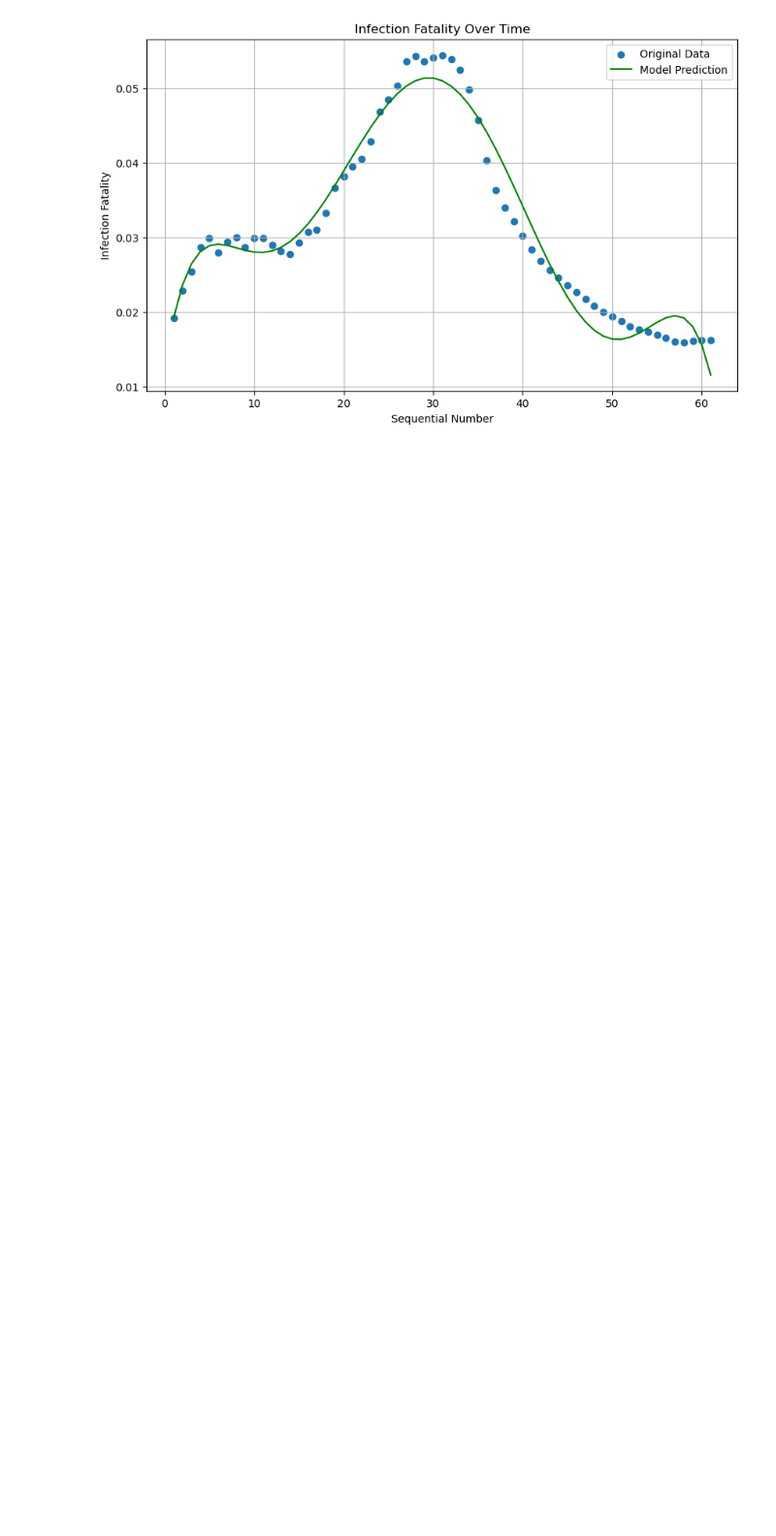
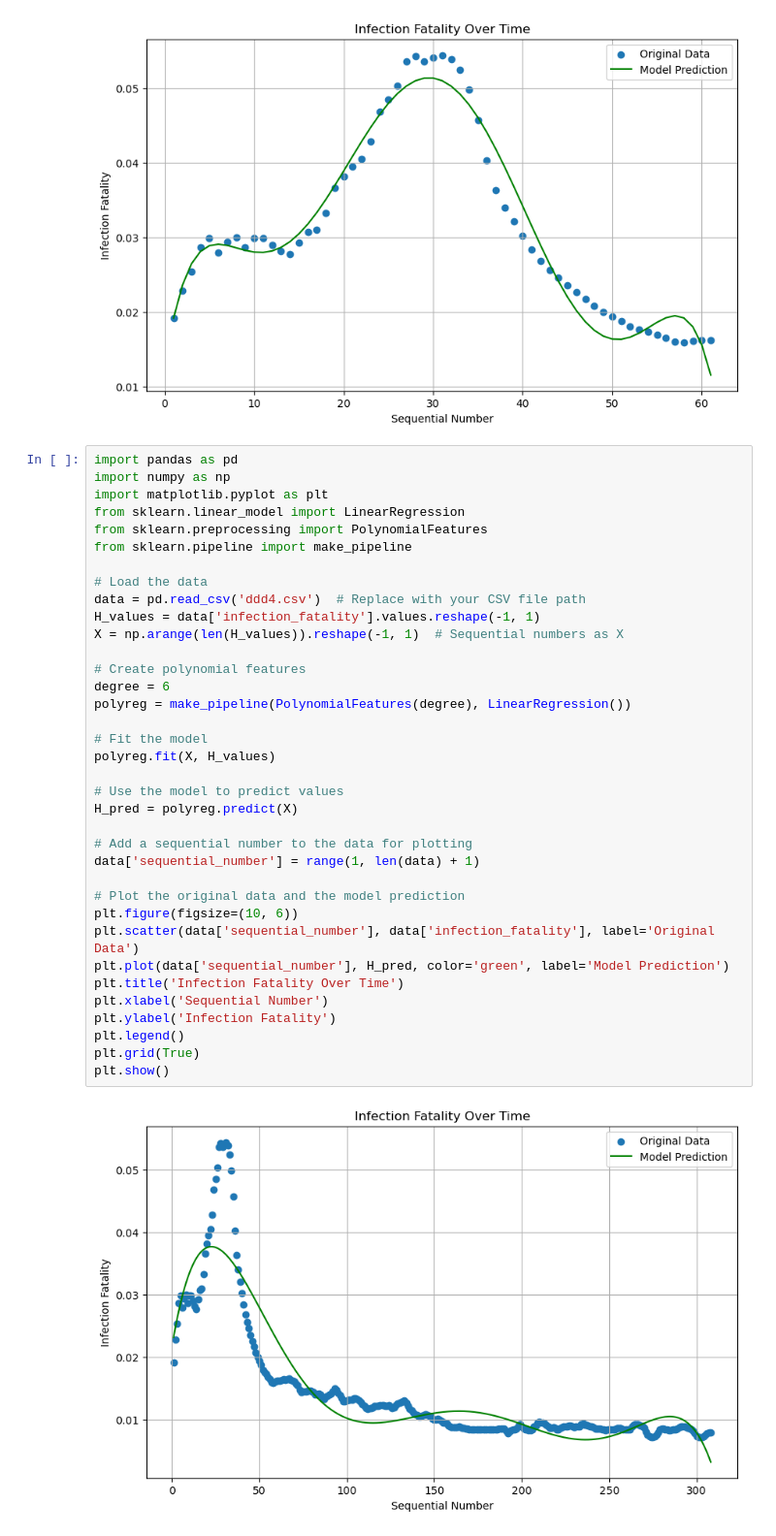
Before and after one commit to iefegensh/AMATH383_Final_project, a Jupyter notebook: fatality_pre.ipynb, the cells around one changed output. Shown: that part at 97% size. Drawn from its saved outputs; the diff is of its cells as text; blank space fills up the shorter version.

Commit message:
Add files via upload
use ddd3 to predict ddd4 using machine learning method

```diff
--- a/fatality_pre.ipynb
+++ b/fatality_pre.ipynb
@@ -80,3 +36,41 @@ plt.grid(True)
 plt.show()
 # %% [output]
 [figure]
+# %%
+import pandas as pd
+import numpy as np
+import matplotlib.pyplot as plt
+from sklearn.linear_model import LinearRegression
+from sklearn.preprocessing import PolynomialFeatures
+from sklearn.pipeline import make_pipeline
+
+# Load the data
+data = pd.read_csv('ddd4.csv')  # Replace with your CSV file path
+H_values = data['infection_fatality'].values.reshape(-1, 1)
+X = np.arange(len(H_values)).reshape(-1, 1)  # Sequential numbers as X
+
+# Create polynomial features
+degree = 6
+polyreg = make_pipeline(PolynomialFeatures(degree), LinearRegression())
+
+# Fit the model
+polyreg.fit(X, H_values)
+
+# Use the model to predict values
+H_pred = polyreg.predict(X)
+
+# Add a sequential number to the data for plotting
+data['sequential_number'] = range(1, len(data) + 1)
+
+# Plot the original data and the model prediction
+plt.figure(figsize=(10, 6))
+plt.scatter(data['sequential_number'], data['infection_fatality'], label='Original Data')
+plt.plot(data['sequential_number'], H_pred, color='green', label='Model Prediction')
+plt.title('Infection Fatality Over Time')
+plt.xlabel('Sequential Number')
+plt.ylabel('Infection Fatality')
+plt.legend()
+plt.grid(True)
+plt.show()
+# %% [output]
+[figure, added]
```
Also changed, not shown: parts of 4 cells of this notebook.
